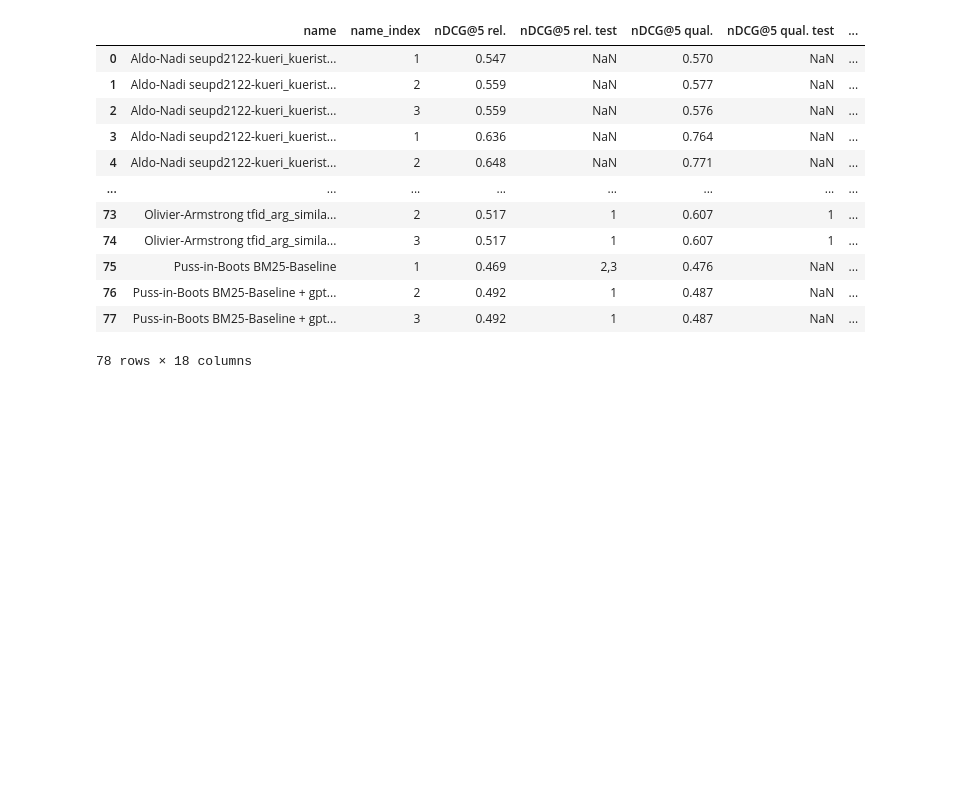
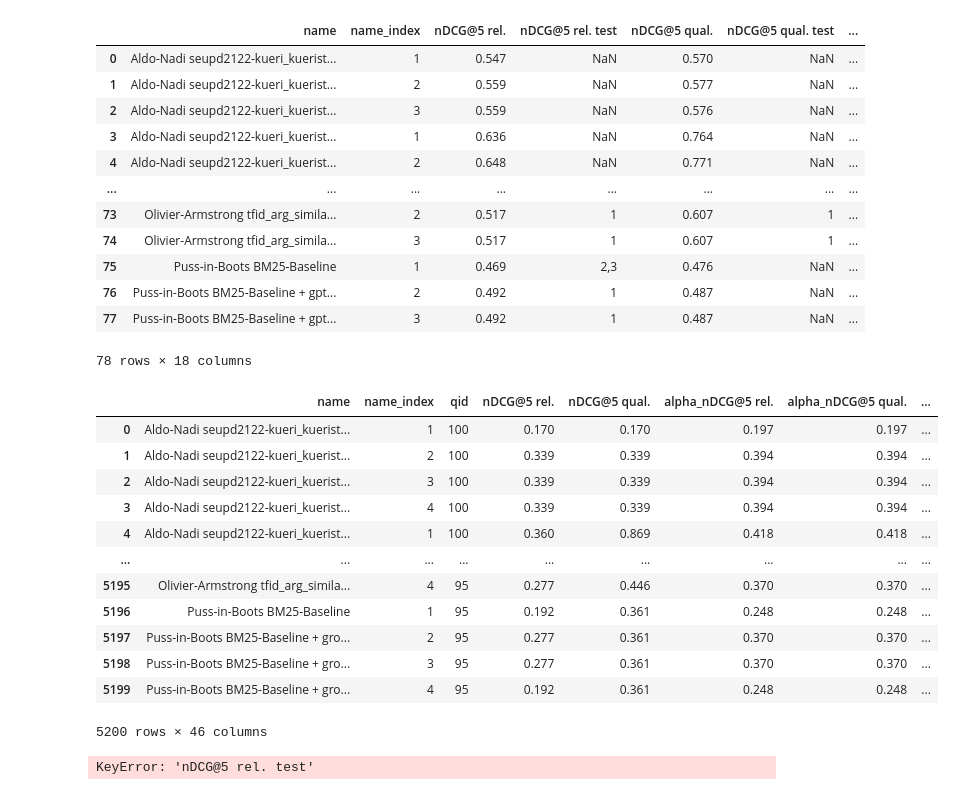
Before and after one commit to webis-de/argmining23-stance-aware-re-ranking, a Jupyter notebook: evaluation_reranking_all.ipynb, the cells around one changed output. Drawn from its saved outputs; the diff is of its cells as text; code cells hidden in the pictures; blank space fills up the shorter version.

```diff
--- a/evaluation_reranking_all.ipynb
+++ b/evaluation_reranking_all.ipynb
@@ -100,39 +87,55 @@ for labels, df_labels in {"original": df_original, "ground truth": df_gt, "GPT-3
             "prop_significant": len(df_tmp) / len(df_labels["run"].unique()),
         })
 # %%
-# def target_f1(name: str) -> float:
-#     parts = name.split(" + ")
-#     for part in parts:
-#         if part.startswith("randomize"):
-#             match = compile(r"randomize\(F1<=(.*)\)").match(part)
-#             if not match:
-#                 return 1.0
-#             return float(match.group(1))
-#     return nan
+def target_f1(name: str) -> float:
+    parts = name.split(" + ")
+    for part in parts:
+        if part.startswith("randomize"):
+            match = compile(r"randomize\(F1<=(.*)\)").match(part)
+            if not match:
+                return 1.0
+            return float(match.group(1))
+    return nan
 # %%
-# df_f1: DataFrame = read_csv("data/metrics-reranking-all-f1.perquery.csv")
-# df_f1["run"] = df_f1["name"].apply(lambda name: name.split(" + ")[0])
-# df_f1["team"] = df_f1["run"].apply(lambda run: run.split(" ")[0])
-# df_f1["target_f1"] = df_f1["name"].apply(target_f1).fillna(1)
-# df_f1
+df_f1: DataFrame = read_csv("data/metrics-reranking-all-f1.perquery.csv")
+df_f1["run"] = df_f1["name"].apply(lambda name: name.split(" + ")[0])
+df_f1["team"] = df_f1["run"].apply(lambda run: run.split(" ")[0])
+df_f1["target_f1"] = df_f1["name"].apply(target_f1).fillna(1)
+df_f1
+# %% [output]
+|  | name | name_index | qid | nDCG@5 rel. | nDCG@5 qual. | alpha_nDCG@5 rel. | alpha_nDCG@5 qual. | ... |
+| 0 | Aldo-Nadi seupd2122-kueri_kuerist... | 1 | 100 | 0.170 | 0.170 | 0.197 | 0.197 | ... |
+| 1 | Aldo-Nadi seupd2122-kueri_kuerist... | 2 | 100 | 0.339 | 0.339 | 0.394 | 0.394 | ... |
+| 2 | Aldo-Nadi seupd2122-kueri_kuerist... | 3 | 100 | 0.339 | 0.339 | 0.394 | 0.394 | ... |
+| 3 | Aldo-Nadi seupd2122-kueri_kuerist... | 4 | 100 | 0.339 | 0.339 | 0.394 | 0.394 | ... |
+| 4 | Aldo-Nadi seupd2122-kueri_kuerist... | 1 | 100 | 0.360 | 0.869 | 0.418 | 0.418 | ... |
+| ... | ... | ... | ... | ... | ... | ... | ... | ... |
+| 5195 | Olivier-Armstrong tfid_arg_simila... | 4 | 95 | 0.277 | 0.446 | 0.370 | 0.370 | ... |
+| 5196 | Puss-in-Boots BM25-Baseline | 1 | 95 | 0.192 | 0.361 | 0.248 | 0.248 | ... |
+| 5197 | Puss-in-Boots BM25-Baseline + gro... | 2 | 95 | 0.277 | 0.361 | 0.370 | 0.370 | ... |
+| 5198 | Puss-in-Boots BM25-Baseline + gro... | 3 | 95 | 0.277 | 0.361 | 0.370 | 0.370 | ... |
+| 5199 | Puss-in-Boots BM25-Baseline + gro... | 4 | 95 | 0.192 | 0.361 | 0.248 | 0.248 | ... |
+5200 rows × 46 columns
 # %%
-# for cols in cols_combinations:
-#     for f1 in df_f1["target_f1"].unique():
-#         df_tmp = df_f1.copy()
-#         df_tmp = df_tmp[df_tmp["target_f1"] == f1]
-#         for col in cols:
-#             df_tmp = df_tmp[df_tmp[f"{col} test"].notna()]
-#             if len(df_tmp) > 0:
-#                 df_tmp = df_tmp[df_tmp[f"{col} test"].str.contains("1")]
-#
-#         df_tmp = df_tmp.groupby("run").first().reset_index()
-#
-#         eval_data.append({
-#             "labels": f"randomized F1<={f1:.2f}",
-#             "cols": " & ".join(cols),
-#             "num_significant": len(df_tmp),
-#             "prop_significant": len(df_tmp) / len(df_f1["run"].unique()),
-#         })
+for cols in cols_combinations:
+    for f1 in df_f1["target_f1"].unique():
+        df_tmp = df_f1.copy()
+        df_tmp = df_tmp[df_tmp["target_f1"] == f1]
+        for col in cols:
+            df_tmp = df_tmp[df_tmp[f"{col} test"].notna()]
+            if len(df_tmp) > 0:
+                df_tmp = df_tmp[df_tmp[f"{col} test"].str.contains("1")]
+
+        df_tmp = df_tmp.groupby("run").first().reset_index()
+
+        eval_data.append({
+            "labels": f"randomized F1<={f1:.2f}",
+            "cols": " & ".join(cols),
+            "num_significant": len(df_tmp),
+            "prop_significant": len(df_tmp) / len(df_f1["run"].unique()),
+        })
+# %% [output]
+KeyError: 'nDCG@5 rel. test'
 # %%
 df_eval = DataFrame(eval_data)
 df_eval.to_csv("data/num_significant.csv")
```
Also changed, not shown: parts of 2 cells of this notebook, 2 other files.
